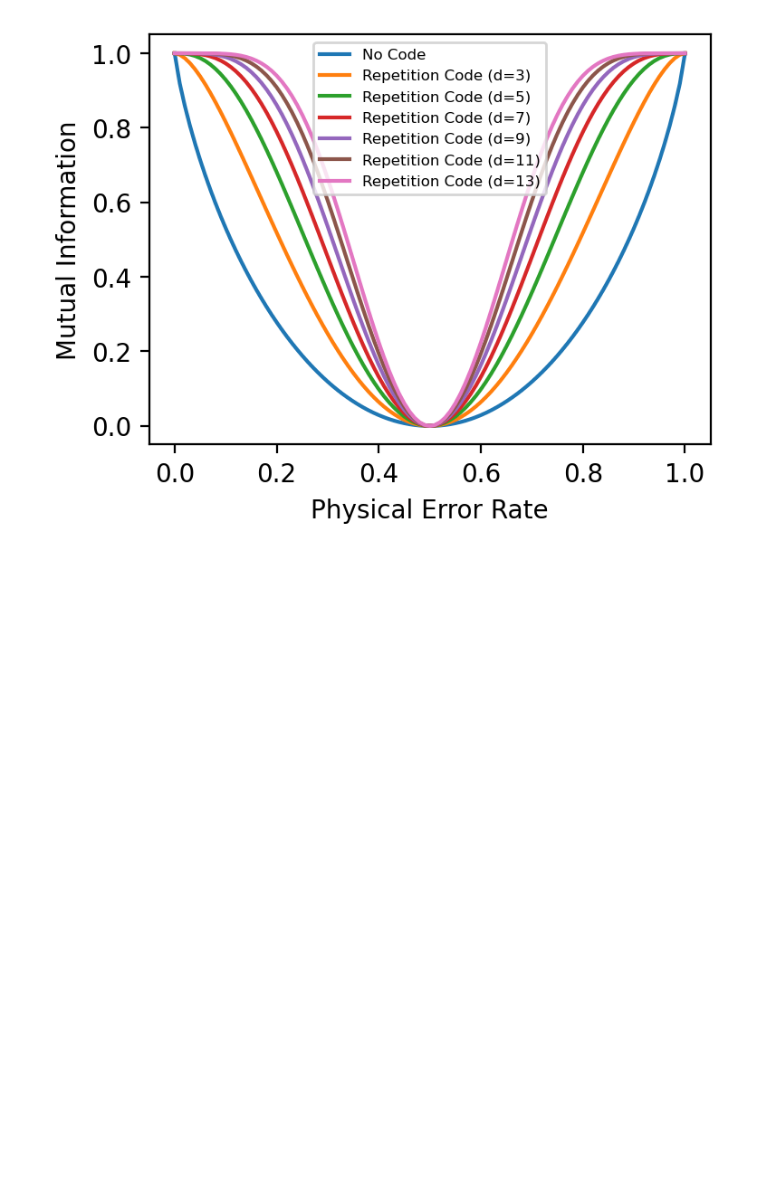
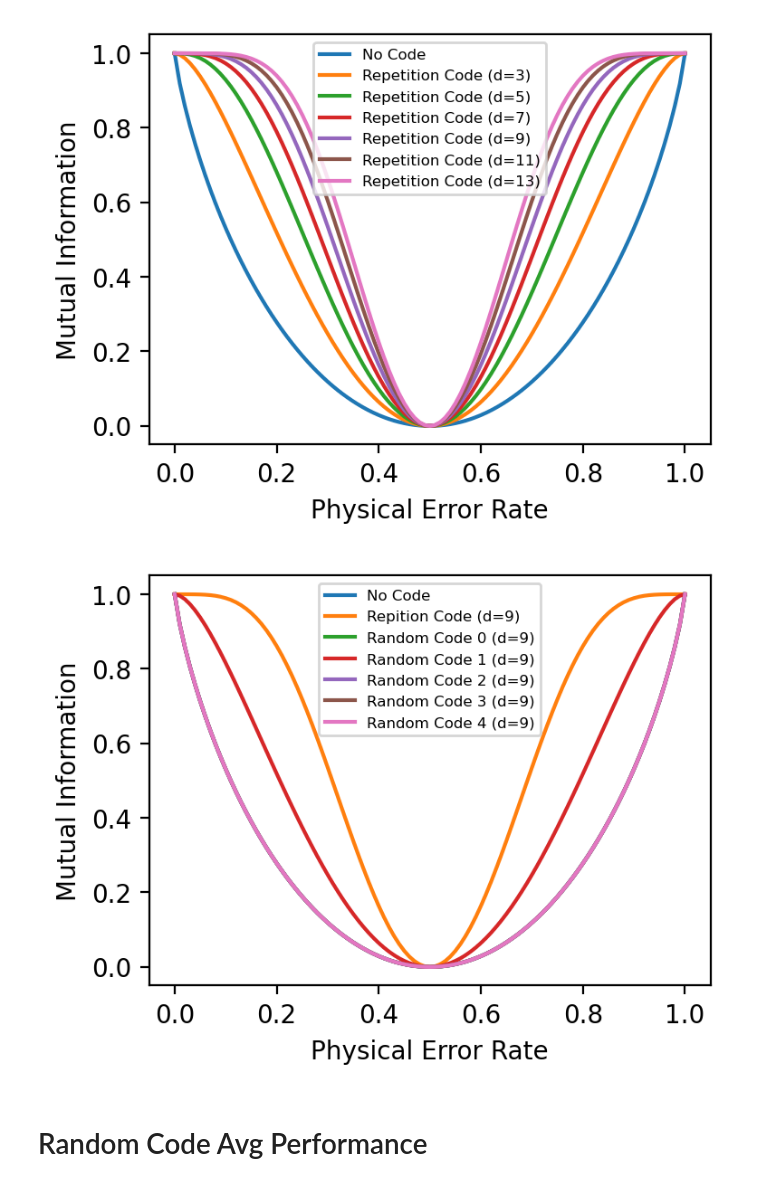
Before and after one commit to snow-apple/random-qec, a Jupyter notebook: mutual_information.ipynb, the cells around one changed output. Cells and saved outputs as stored; diff of their text form; code cells hidden in the pictures; blank space fills up the shorter version.

Commit message:
mutual information avg code wip

```diff
--- a/mutual_information.ipynb
+++ b/mutual_information.ipynb
@@ -38,3 +35,18 @@ run_code_analysis_mutual(codes, static=True)
 plot_analysis_mutual_pe(codes)
 # %% [output]
 [figure]
+# %%
+codes = {}
+codes["No Code"] = {"gates":[],"n": 1}
+d = 9
+num_gates = 9*2
+codes[f"Repition Code (d={d})"] = {"gates":repetition_code_gates(d), "n": d}
+for j in range(5):
+    codes[f"Random Code {j} (d={d})"] = {"gates":gen_random_encoding(d,num_gates), "n": d}
+
+run_code_analysis_mutual(codes, static=True)
+plot_analysis_mutual_pe(codes)
+# %% [output]
+[figure, added]
+# %% [markdown]
+# Random Code Avg Performance
```
Also changed, not shown: parts of 3 cells of this notebook, 4 other files.
